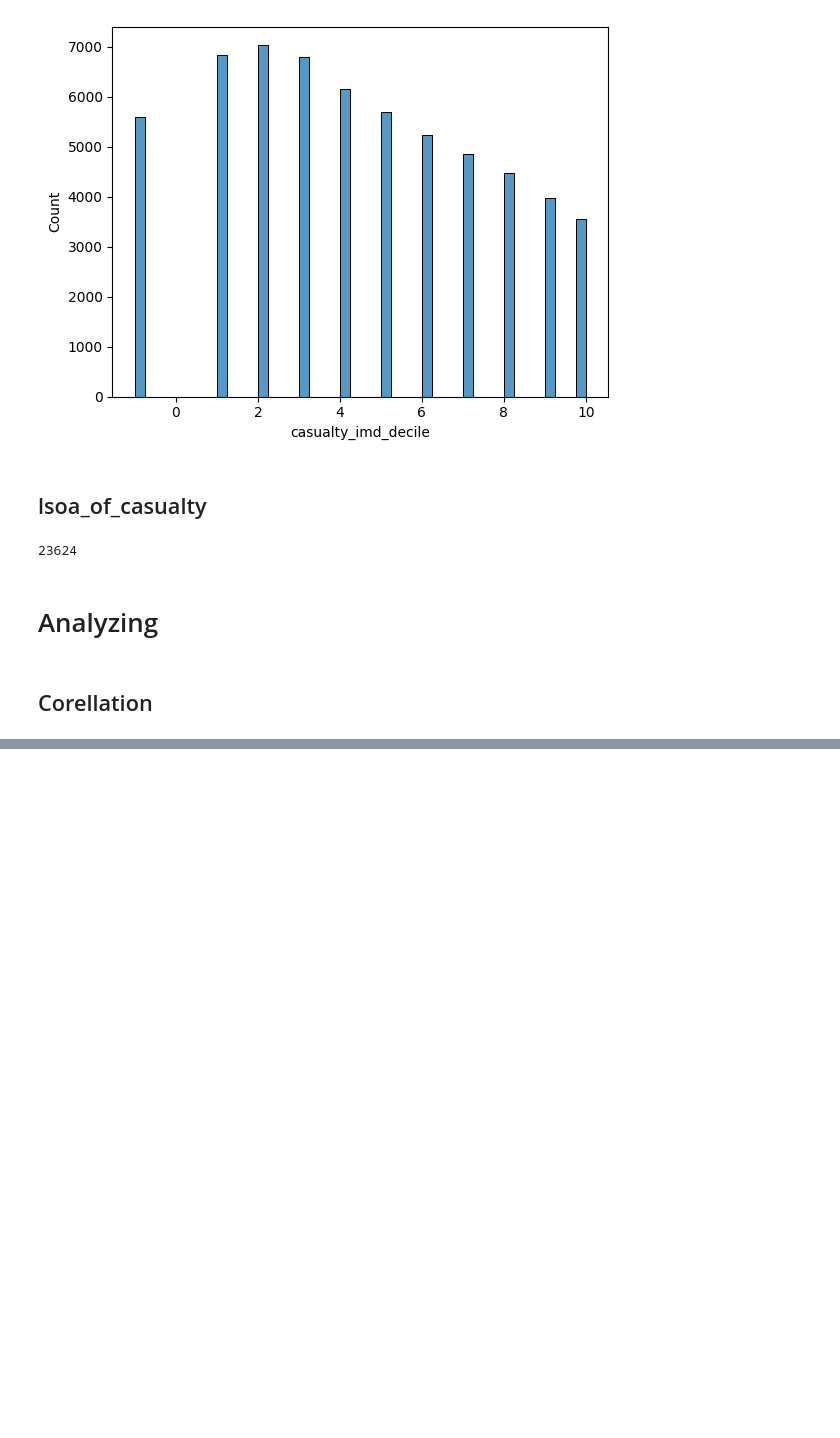
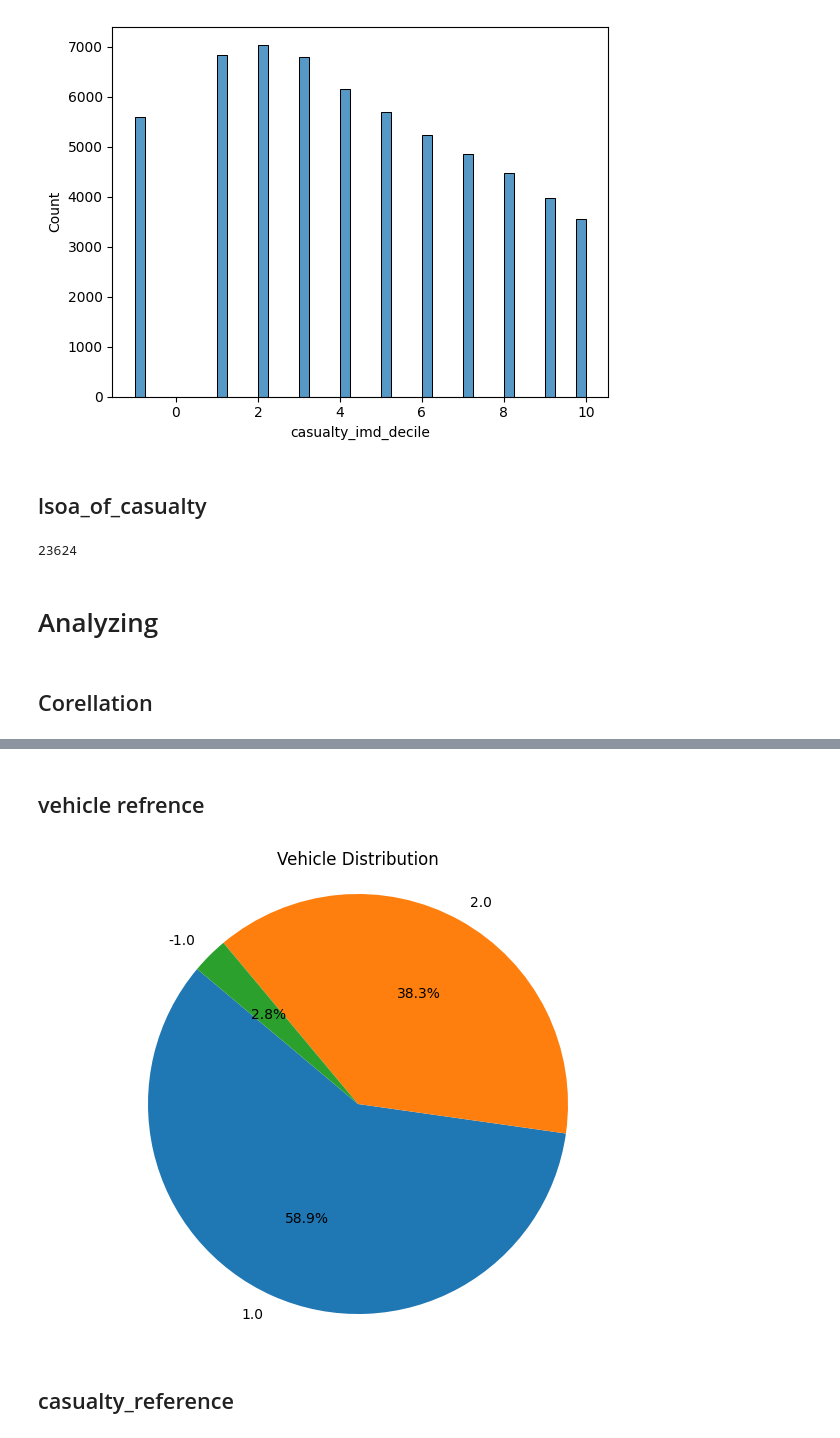
Before and after one commit to ali78efi/accidents_data_analyzing, a Jupyter notebook: accident_analys.ipynb, the cells around one changed output, grey strips where cells are left out. Cells and saved outputs as stored; diff of their text form; code cells hidden in the pictures; blank space fills up the shorter version.

Commit message:
vehice refrence analyzed.

```diff
--- a/accident_analys.ipynb
+++ b/accident_analys.ipynb
@@ -448,3 +451,20 @@ plt.show()
 df = df.drop(['age_of_casualty'], axis=1)
 # the correlation of age_of_casualty and age_band_of_casualty is huge
 # we keep age_band_of_casualty beacuse age_of_casualty has unnecessary details
+# %% [markdown]
+## vehicle refrence
+# %%
+# Count the occurrences of each vehicle_reference
+vehicle_counts = df['vehicle_reference'].value_counts()
+
+# Plotting the pie chart
+plt.figure(figsize=(8, 6))
+plt.pie(vehicle_counts, labels=vehicle_counts.index, autopct='%1.1f%%', startangle=140)
+plt.title('Vehicle Distribution')
+plt.axis('equal')
+# Equal aspect ratio ensures that pie is drawn as a circle.
+plt.show()
+# %% [output]
+[figure, added]
+# %% [markdown]
+## casualty_reference
```
Also changed, not shown: parts of 4 cells of this notebook.
